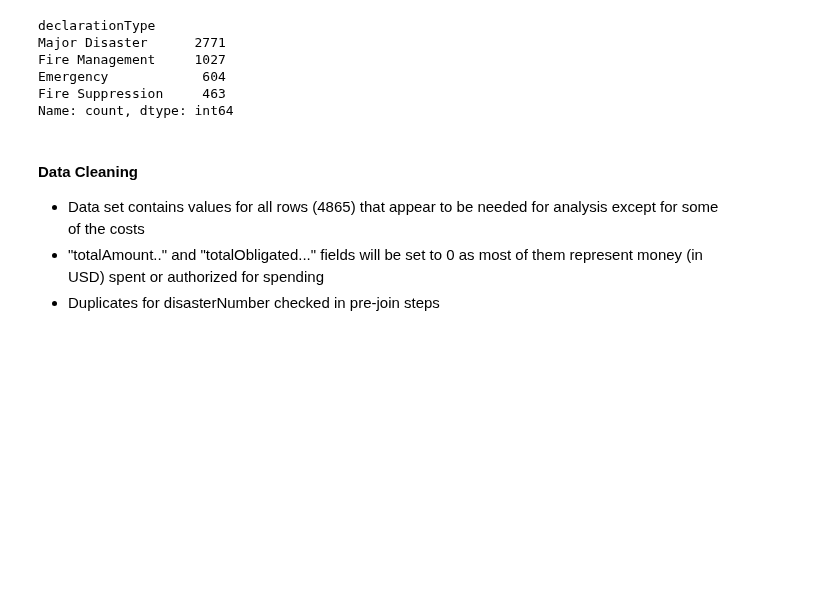
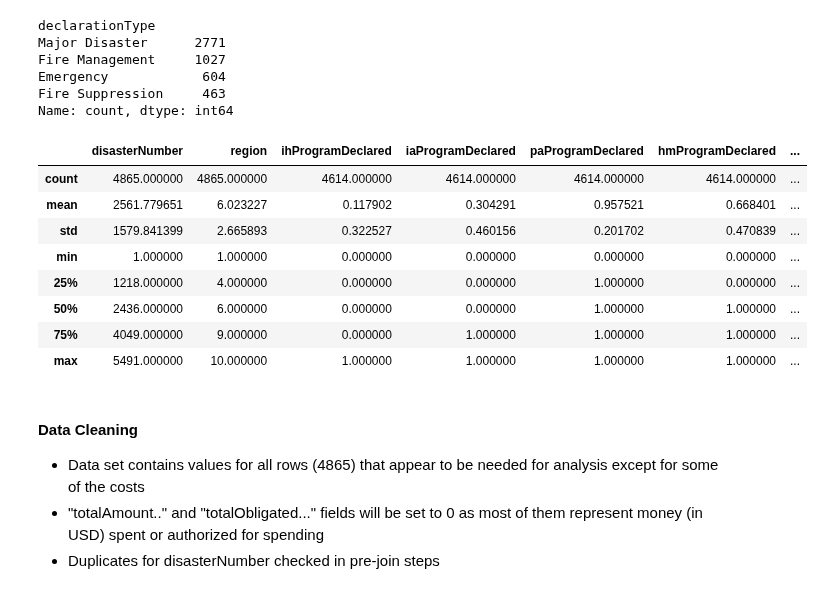
Before and after one commit to mdgarber/FEMADisasterCostForecasting, a Jupyter notebook: femadisastercostforecasting/notebooks/FEMA-DataWrangling.ipynb, the cells around one changed output. Saved outputs shown, nothing was run; the diff lists cells and outputs as text; code cells hidden in the pictures; blank space fills up the shorter version.

Commit message:
complete - added summary stats cell

```diff
--- a/femadisastercostforecasting/notebooks/FEMA-DataWrangling.ipynb
+++ b/femadisastercostforecasting/notebooks/FEMA-DataWrangling.ipynb
@@ -208,6 +208,19 @@ Fire Management     1027
 Emergency            604
 Fire Suppression     463
 Name: count, dtype: int64
+# %%
+#Calc Summary statistics - 1
+femaMasterData.describe()
+# %% [output]
+|  | disasterNumber | region | ihProgramDeclared | iaProgramDeclared | paProgramDeclared | hmProgramDeclared | ... |
+| count | 4865.000000 | 4865.000000 | 4614.000000 | 4614.000000 | 4614.000000 | 4614.000000 | ... |
+| mean | 2561.779651 | 6.023227 | 0.117902 | 0.304291 | 0.957521 | 0.668401 | ... |
+| std | 1579.841399 | 2.665893 | 0.322527 | 0.460156 | 0.201702 | 0.470839 | ... |
+| min | 1.000000 | 1.000000 | 0.000000 | 0.000000 | 0.000000 | 0.000000 | ... |
+| 25% | 1218.000000 | 4.000000 | 0.000000 | 0.000000 | 1.000000 | 0.000000 | ... |
+| 50% | 2436.000000 | 6.000000 | 0.000000 | 0.000000 | 1.000000 | 1.000000 | ... |
+| 75% | 4049.000000 | 9.000000 | 0.000000 | 1.000000 | 1.000000 | 1.000000 | ... |
+| max | 5491.000000 | 10.000000 | 1.000000 | 1.000000 | 1.000000 | 1.000000 | ... |
 # %% [markdown]
 #### Data Cleaning
 
```
